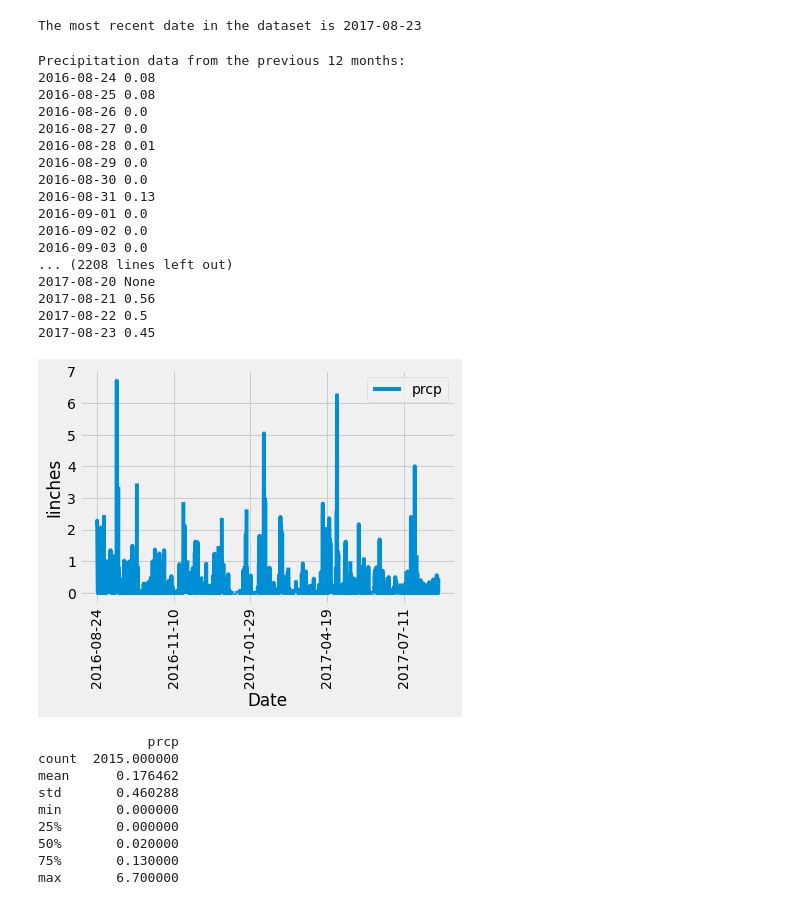
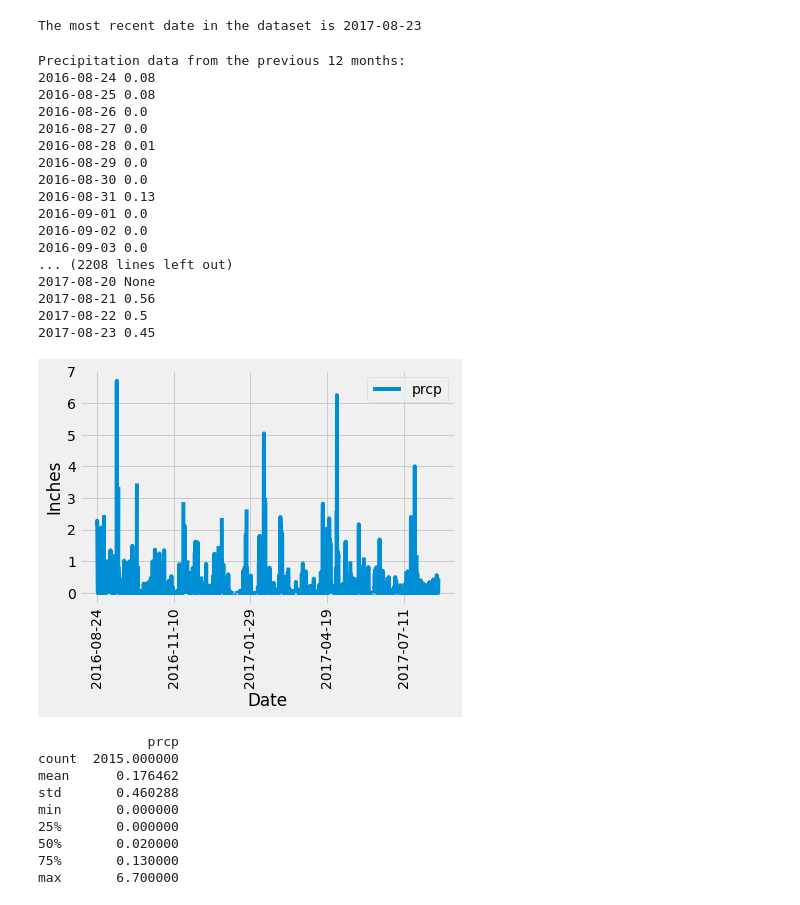
Before and after one commit to lynnh21/sqlalchemy-challenge, a Jupyter notebook: SurfsUp/climate_starter.ipynb, the cells around one changed output. Drawn from its saved outputs; the diff is of its cells as text; code cells hidden in the pictures.

```diff
--- a/SurfsUp/climate_starter.ipynb
+++ b/SurfsUp/climate_starter.ipynb
@@ -69,35 +69,35 @@ for date, prcp in precipitation_data:
 
 
 # Save the query results as a Pandas DataFrame and set the index to the date column
 # Sort the dataframe by date
 df = pd.DataFrame(precipitation_data, columns=['date', 'prcp'])
 df.set_index('date', inplace=True)
 df.sort_index(inplace=True)
 # Use Pandas Plotting with Matplotlib to plot the data
 df.plot()
 plt.xlabel('Date')
 plt.xticks(rotation = 90)
-plt.ylabel('Iinches')
+plt.ylabel('Inches')
 plt.show()
 # %% [output]
 Precipitation data from the previous 12 months:
 2016-08-24 0.08
 2016-08-25 0.08
 2016-08-26 0.0
 2016-08-27 0.0
 2016-08-28 0.01
 2016-08-29 0.0
 2016-08-30 0.0
 2016-08-31 0.13
 2016-09-01 0.0
 2016-09-02 0.0
 2016-09-03 0.0
 ... (2208 lines left out)
 2017-08-20 None
 2017-08-21 0.56
 2017-08-22 0.5
 2017-08-23 0.45
-[figure, old version]
+[figure, new version]
 # %%
 # Use Pandas to calcualte the summary statistics for the precipitation data
 print(df.describe())
```
Also changed, not shown: 1 other file.
